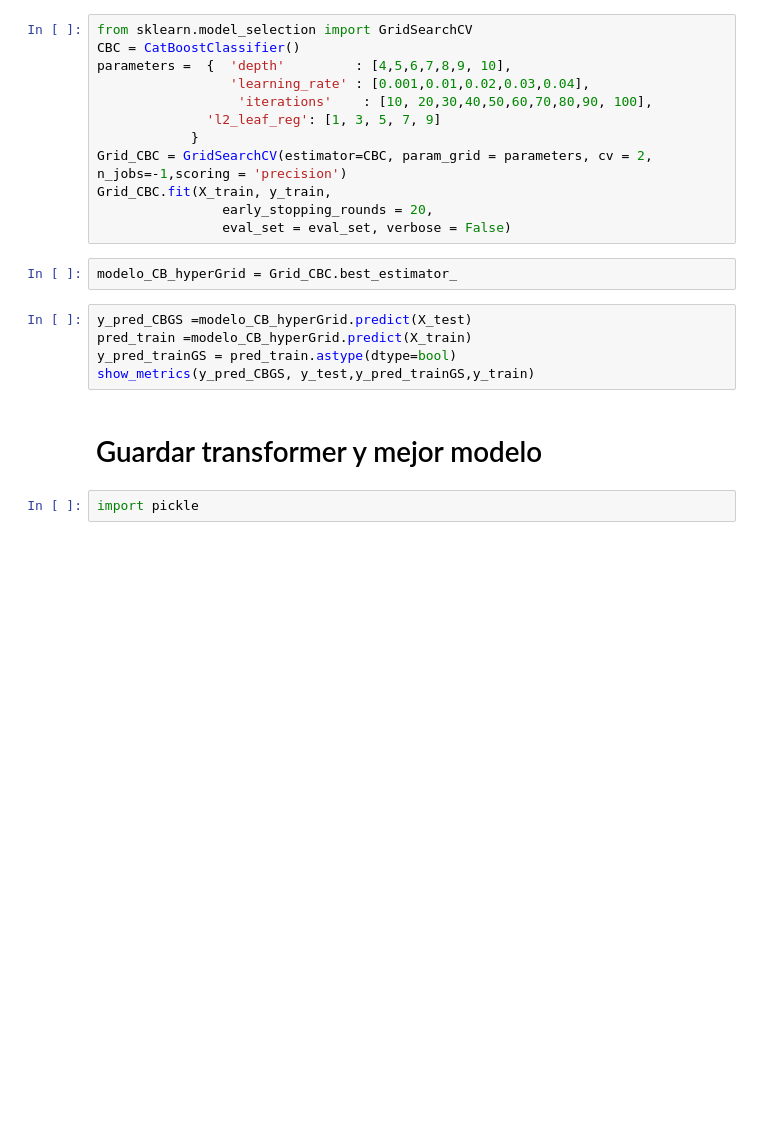
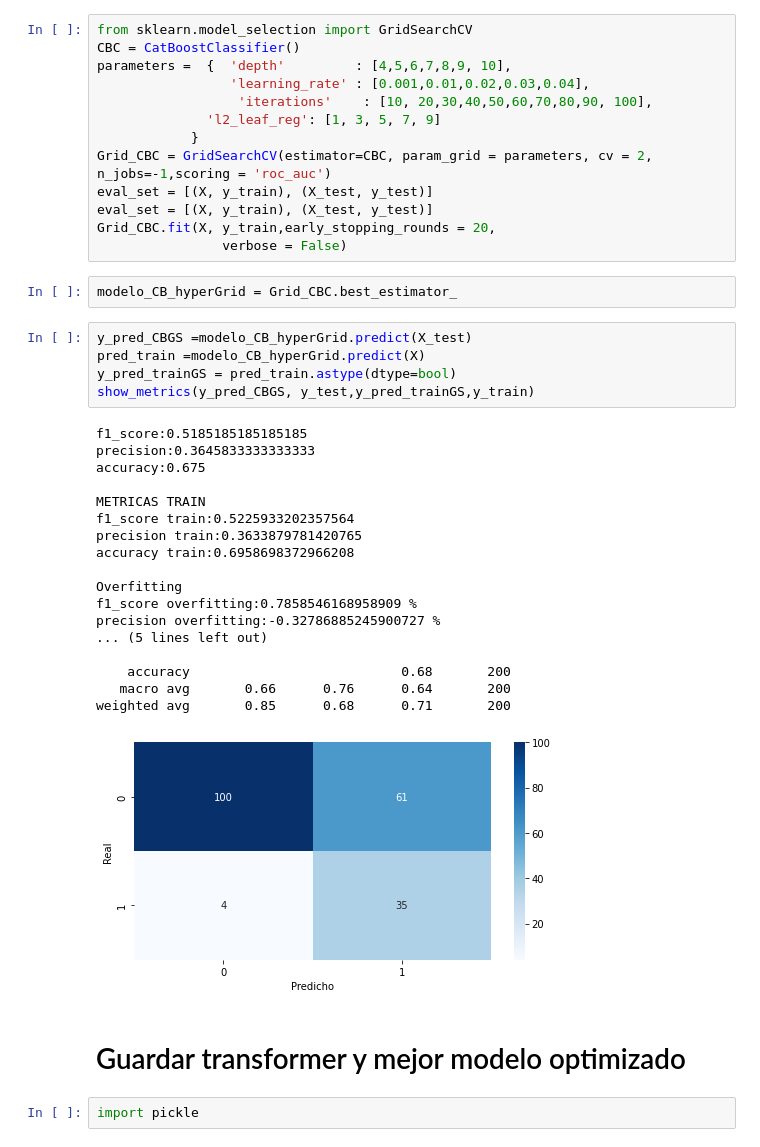
Before and after one commit to pdegaudenci/hateSpeech-Predictor, a Jupyter notebook: 3. Preprocesamiento- Comparativas de modelos - evaluación seleccion y ajuste del modelo/final_model.ipynb, the cells around one changed output. Drawn from its saved outputs; the diff is of its cells as text; blank space fills up the shorter version.

```diff
--- a/3. Preprocesamiento- Comparativas de modelos - evaluación seleccion y ajuste del modelo/final_model.ipynb
+++ b/3. Preprocesamiento- Comparativas de modelos - evaluación seleccion y ajuste del modelo/final_model.ipynb
@@ -433,19 +486,39 @@ parameters =  {  'depth'         : [4,5,6,7,8,9, 10],
                   'iterations'    : [10, 20,30,40,50,60,70,80,90, 100],
               'l2_leaf_reg': [1, 3, 5, 7, 9]
             }
-Grid_CBC = GridSearchCV(estimator=CBC, param_grid = parameters, cv = 2, n_jobs=-1,scoring = 'precision')
-Grid_CBC.fit(X_train, y_train,
-                early_stopping_rounds = 20,
-                eval_set = eval_set, verbose = False)
+Grid_CBC = GridSearchCV(estimator=CBC, param_grid = parameters, cv = 2, n_jobs=-1,scoring = 'roc_auc')
+eval_set = [(X, y_train), (X_test, y_test)]
+eval_set = [(X, y_train), (X_test, y_test)]
+Grid_CBC.fit(X, y_train,early_stopping_rounds = 20,
+                verbose = False)
 # %%
 modelo_CB_hyperGrid = Grid_CBC.best_estimator_
 # %%
 y_pred_CBGS =modelo_CB_hyperGrid.predict(X_test)
-pred_train =modelo_CB_hyperGrid.predict(X_train)
+pred_train =modelo_CB_hyperGrid.predict(X)
 y_pred_trainGS = pred_train.astype(dtype=bool)
 show_metrics(y_pred_CBGS, y_test,y_pred_trainGS,y_train)
+# %% [output]
+f1_score:0.5185185185185185
+precision:0.3645833333333333
+accuracy:0.675
+
+METRICAS TRAIN
+f1_score train:0.5225933202357564
+precision train:0.3633879781420765
+accuracy train:0.6958698372966208
+
+Overfitting
+f1_score overfitting:0.7858546168958909 %
+precision overfitting:-0.32786885245900727 %
+... (5 lines left out)
+
+    accuracy                           0.68       200
+   macro avg       0.66      0.76      0.64       200
+weighted avg       0.85      0.68      0.71       200
+[figure, added]
 # %% [markdown]
-# Guardar transformer y mejor modelo
+# Guardar transformer y mejor modelo optimizado
 # %%
 import pickle
 # %%
```
Also changed, not shown: parts of 24 cells of this notebook, 15 other files.
